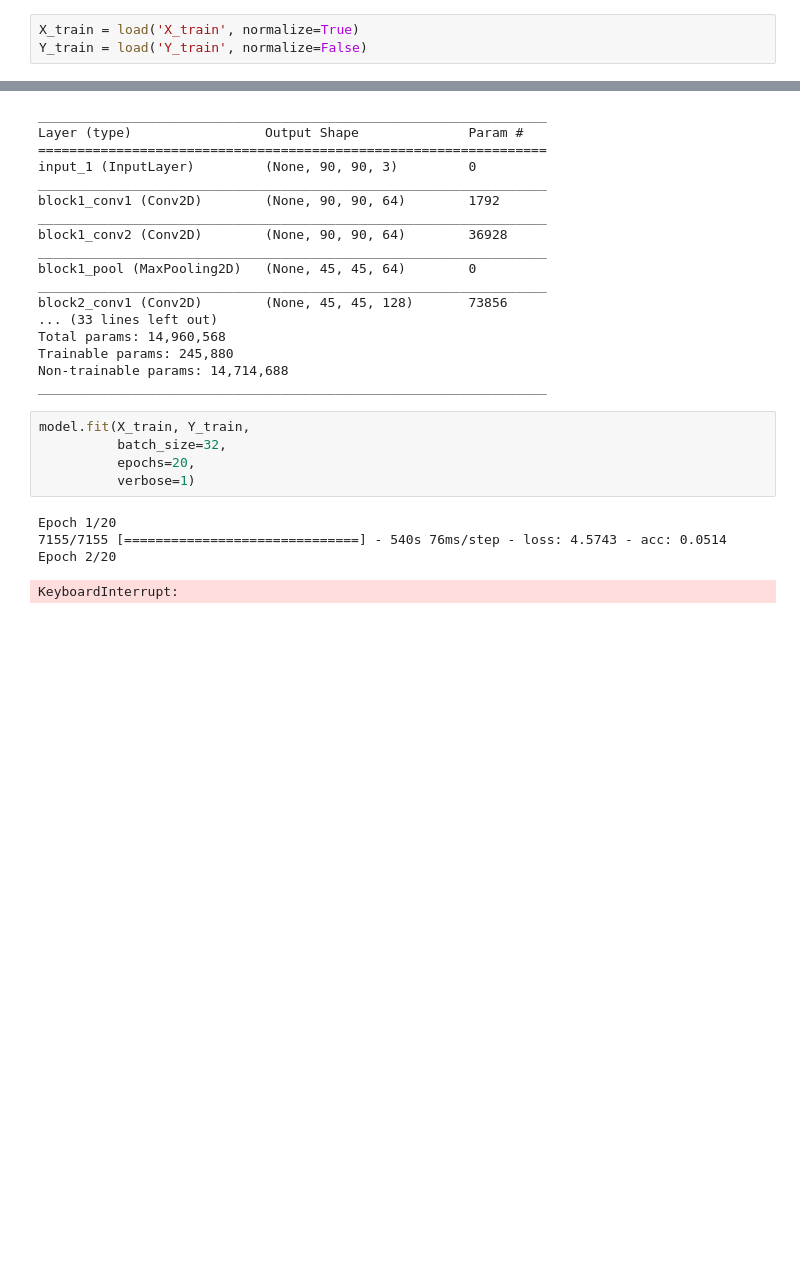
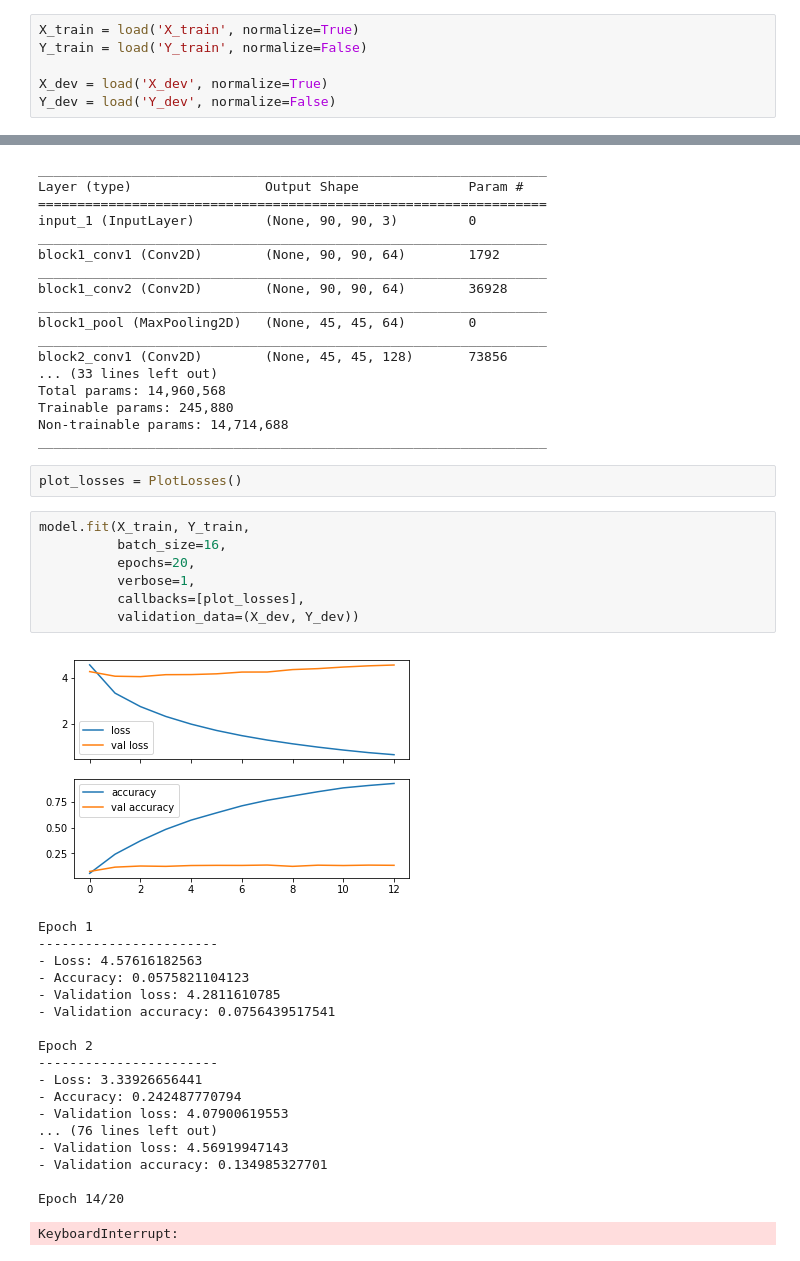
Before and after one commit to iPhaeton/dog_breed_identification, a Jupyter notebook: dog_breed_identification.ipynb, the cells around one changed output, grey strips where cells are left out. Saved outputs shown, nothing was run; the diff lists cells and outputs as text; blank space fills up the shorter version.

Commit message:
Can plot loss and accuracy after each epoch

```diff
--- a/dog_breed_identification.ipynb
+++ b/dog_breed_identification.ipynb
@@ -106,3 +83,6 @@ Test dataset: (10357, 90, 90, 3)
 # %%
 X_train = load('X_train', normalize=True)
 Y_train = load('Y_train', normalize=False)
+
+X_dev = load('X_dev', normalize=True)
+Y_dev = load('Y_dev', normalize=False)
@@ -178,13 +202,32 @@ Total params: 14,960,568
 Trainable params: 245,880
 Non-trainable params: 14,714,688
 _________________________________________________________________
+# %%
+plot_losses = PlotLosses()
 # %%
 model.fit(X_train, Y_train,
-          batch_size=32,
+          batch_size=16,
           epochs=20,
-          verbose=1)
+          verbose=1,
+          callbacks=[plot_losses],
+          validation_data=(X_dev, Y_dev))
 # %% [output]
+[figure, added]
-Epoch 1/20
-7155/7155 [==============================] - 540s 76ms/step - loss: 4.5743 - acc: 0.0514
-Epoch 2/20
+Epoch 1
+-----------------------
+- Loss: 4.57616182563
+- Accuracy: 0.0575821104123
+- Validation loss: 4.2811610785
+- Validation accuracy: 0.0756439517541
+
+Epoch 2
+-----------------------
+- Loss: 3.33926656441
+- Accuracy: 0.242487770794
+- Validation loss: 4.07900619553
+... (76 lines left out)
+- Validation loss: 4.56919947143
+- Validation accuracy: 0.134985327701
+
+Epoch 14/20
 KeyboardInterrupt:
```
Also changed, not shown: parts of 4 cells of this notebook.
